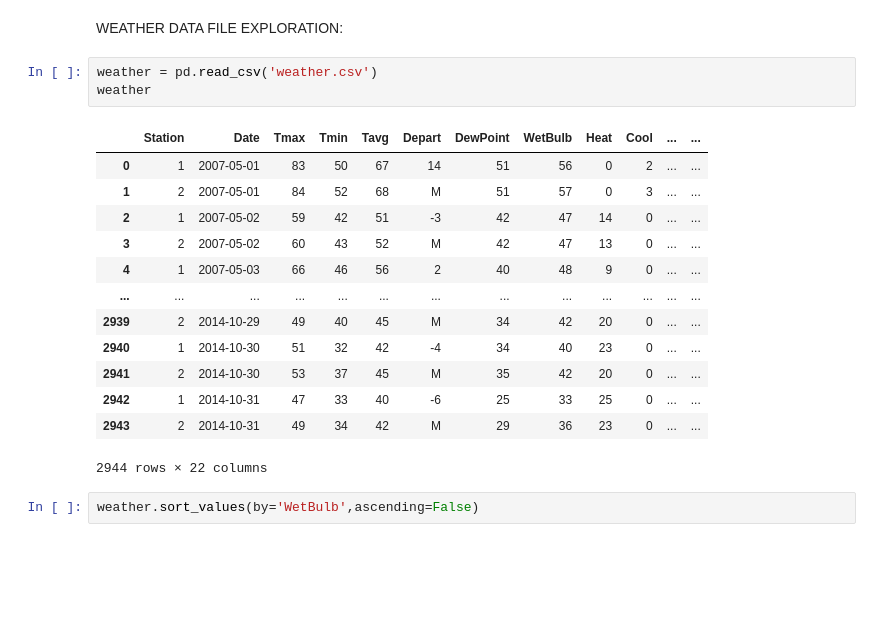
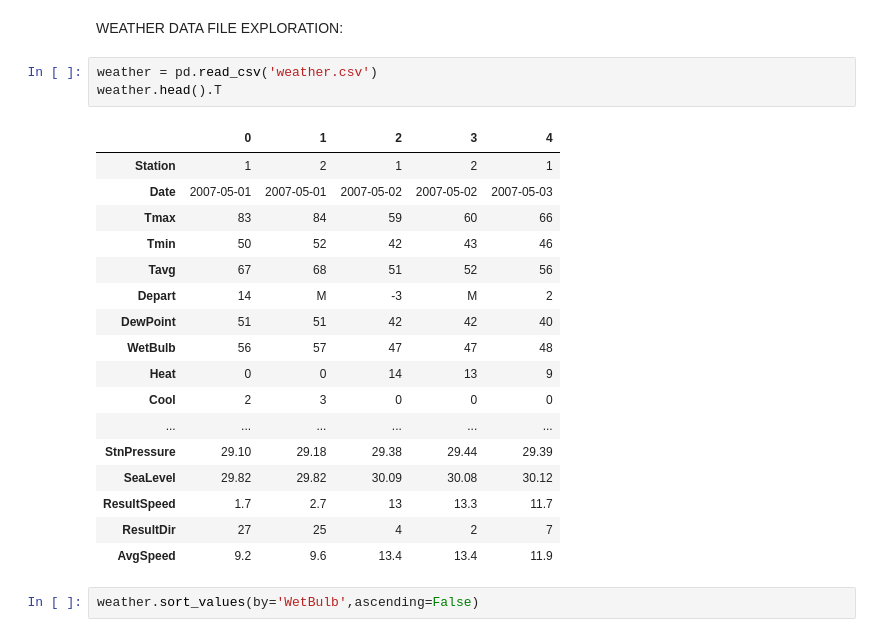
Before and after one commit to MayraC84/Capstone_Two, a Jupyter notebook: West_Nile_Data_Wrangling.ipynb, the cells around one changed output. Drawn from its saved outputs; the diff is of its cells as text; blank space fills up the shorter version.

```diff
--- a/West_Nile_Data_Wrangling.ipynb
+++ b/West_Nile_Data_Wrangling.ipynb
@@ -362,21 +363,25 @@ Noticed there were 584 values that were null, which make-up 4% of the data. Also
 WEATHER DATA FILE EXPLORATION:
 # %%
 weather = pd.read_csv('weather.csv')
-weather
+weather.head().T
 # %% [output]
-|  | Station | Date | Tmax | Tmin | Tavg | Depart | DewPoint | WetBulb | Heat | Cool | ... | ... |
-| 0 | 1 | 2007-05-01 | 83 | 50 | 67 | 14 | 51 | 56 | 0 | 2 | ... | ... |
-| 1 | 2 | 2007-05-01 | 84 | 52 | 68 | M | 51 | 57 | 0 | 3 | ... | ... |
-| 2 | 1 | 2007-05-02 | 59 | 42 | 51 | -3 | 42 | 47 | 14 | 0 | ... | ... |
-| 3 | 2 | 2007-05-02 | 60 | 43 | 52 | M | 42 | 47 | 13 | 0 | ... | ... |
-| 4 | 1 | 2007-05-03 | 66 | 46 | 56 | 2 | 40 | 48 | 9 | 0 | ... | ... |
-| ... | ... | ... | ... | ... | ... | ... | ... | ... | ... | ... | ... | ... |
-| 2939 | 2 | 2014-10-29 | 49 | 40 | 45 | M | 34 | 42 | 20 | 0 | ... | ... |
-| 2940 | 1 | 2014-10-30 | 51 | 32 | 42 | -4 | 34 | 40 | 23 | 0 | ... | ... |
-| 2941 | 2 | 2014-10-30 | 53 | 37 | 45 | M | 35 | 42 | 20 | 0 | ... | ... |
-| 2942 | 1 | 2014-10-31 | 47 | 33 | 40 | -6 | 25 | 33 | 25 | 0 | ... | ... |
-| 2943 | 2 | 2014-10-31 | 49 | 34 | 42 | M | 29 | 36 | 23 | 0 | ... | ... |
+|  | 0 | 1 | 2 | 3 | 4 |
+| Station | 1 | 2 | 1 | 2 | 1 |
+| Date | 2007-05-01 | 2007-05-01 | 2007-05-02 | 2007-05-02 | 2007-05-03 |
+| Tmax | 83 | 84 | 59 | 60 | 66 |
+| Tmin | 50 | 52 | 42 | 43 | 46 |
+| Tavg | 67 | 68 | 51 | 52 | 56 |
+| Depart | 14 | M | -3 | M | 2 |
+| DewPoint | 51 | 51 | 42 | 42 | 40 |
+| WetBulb | 56 | 57 | 47 | 47 | 48 |
+| Heat | 0 | 0 | 14 | 13 | 9 |
+| Cool | 2 | 3 | 0 | 0 | 0 |
+| ... | ... | ... | ... | ... | ... |
+| StnPressure | 29.10 | 29.18 | 29.38 | 29.44 | 29.39 |
+| SeaLevel | 29.82 | 29.82 | 30.09 | 30.08 | 30.12 |
+| ResultSpeed | 1.7 | 2.7 | 13 | 13.3 | 11.7 |
+| ResultDir | 27 | 25 | 4 | 2 | 7 |
+| AvgSpeed | 9.2 | 9.6 | 13.4 | 13.4 | 11.9 |
-2944 rows × 22 columns
 # %%
 weather.sort_values(by='WetBulb',ascending=False)
 # %% [output]
```
Also changed, not shown: parts of 24 cells of this notebook.
